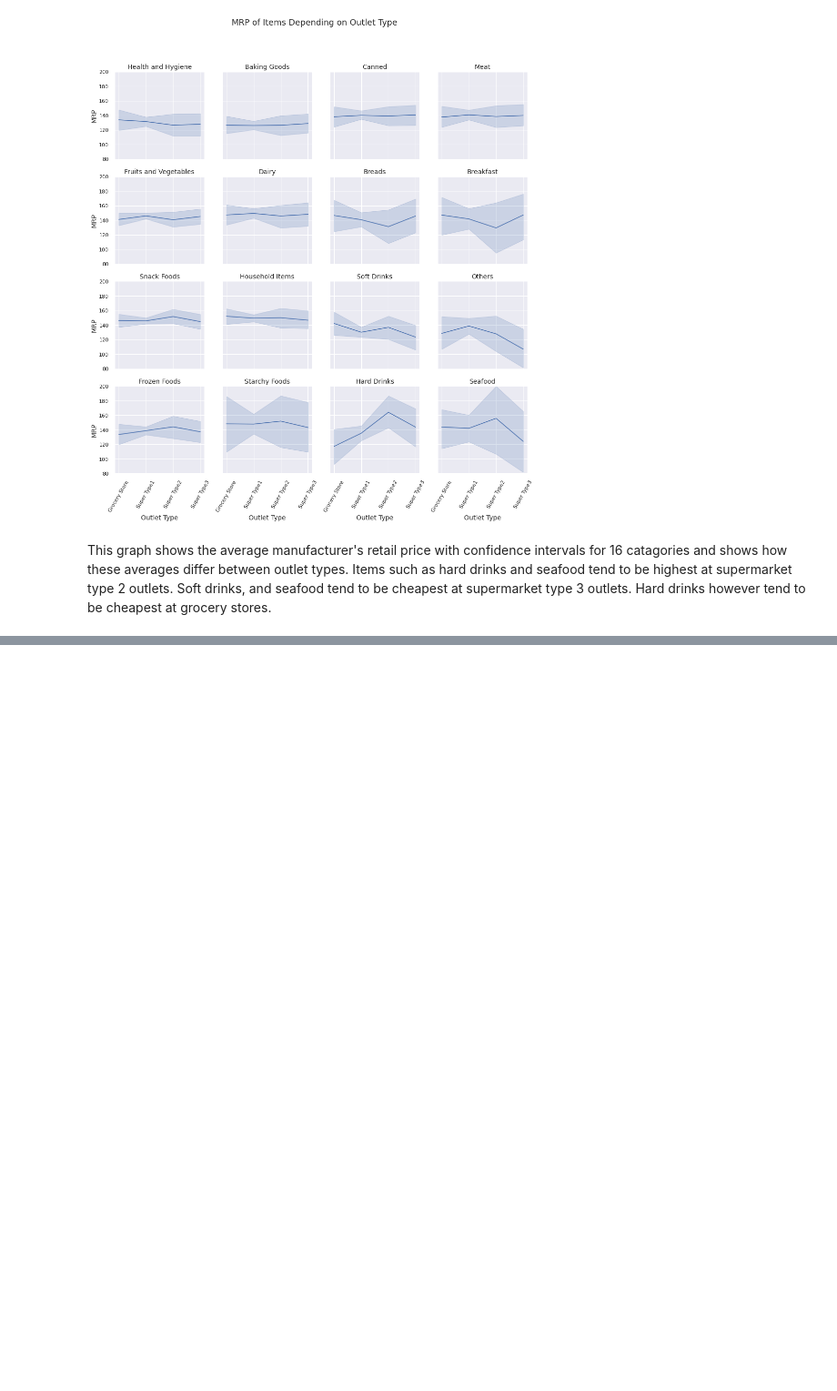
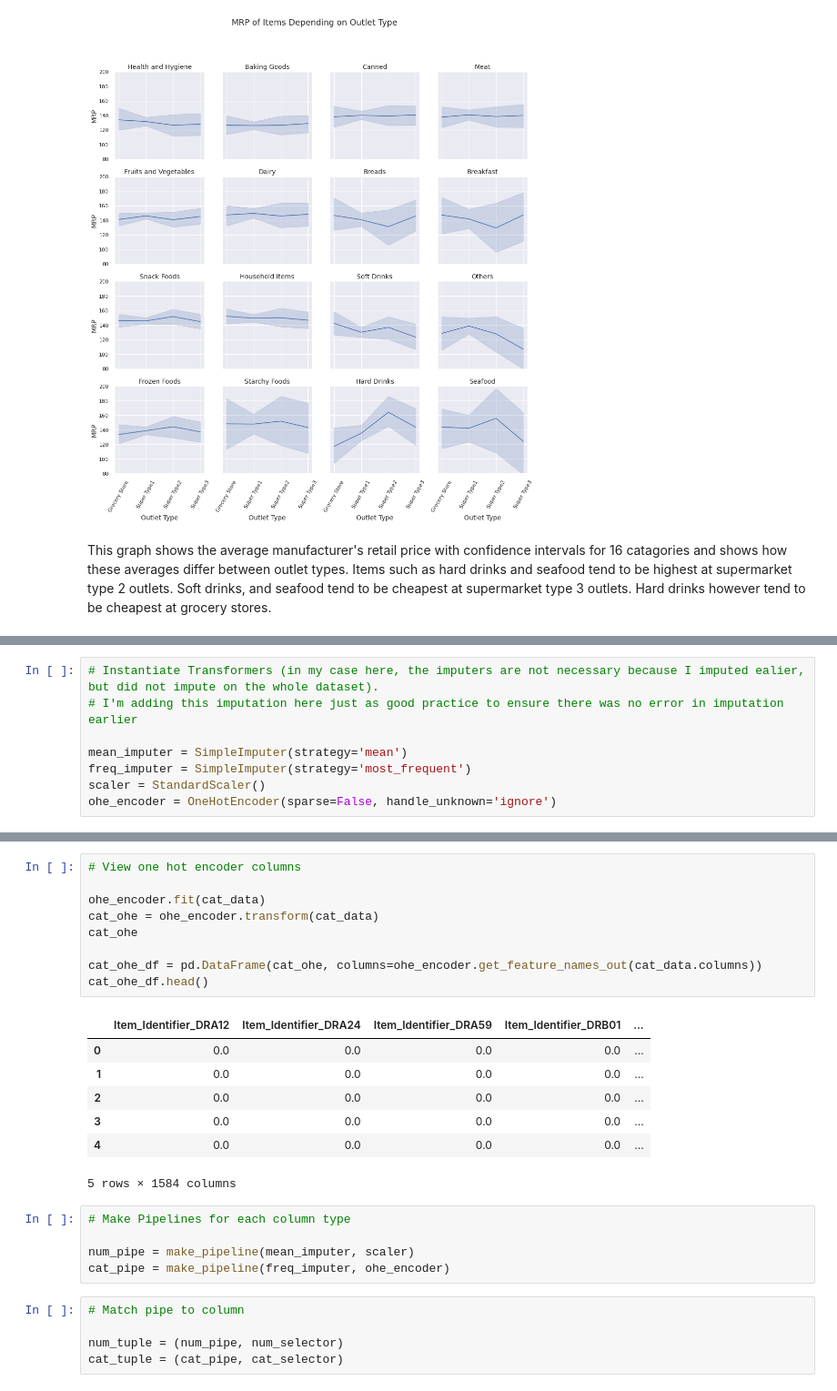
Before and after one commit to khixson1/Food_Sales_Prediction, a Jupyter notebook: Food_Sales_Predictions.ipynb, the cells around one changed output, grey strips where cells are left out. Shown at 91% size. Drawn from its saved outputs; the diff is of its cells as text; blank space fills up the shorter version.

```diff
--- a/Food_Sales_Predictions.ipynb
+++ b/Food_Sales_Predictions.ipynb
@@ -769,0 +799,8 @@ This graph shows the average manufacturer's retail price with confidence interva
+# %%
+# Instantiate Transformers (in my case here, the imputers are not necessary because I imputed ealier, but did not impute on the whole dataset).
+# I'm adding this imputation here just as good practice to ensure there was no error in imputation earlier
+
+mean_imputer = SimpleImputer(strategy='mean')
+freq_imputer = SimpleImputer(strategy='most_frequent')
+scaler = StandardScaler()
+ohe_encoder = OneHotEncoder(sparse=False, handle_unknown='ignore')
@@ -769,0 +828,27 @@ This graph shows the average manufacturer's retail price with confidence interva
+# %%
+# View one hot encoder columns
+
+ohe_encoder.fit(cat_data)
+cat_ohe = ohe_encoder.transform(cat_data)
+cat_ohe
+
+cat_ohe_df = pd.DataFrame(cat_ohe, columns=ohe_encoder.get_feature_names_out(cat_data.columns))
+cat_ohe_df.head()
+# %% [output]
+|  | Item_Identifier_DRA12 | Item_Identifier_DRA24 | Item_Identifier_DRA59 | Item_Identifier_DRB01 | ... |
+| 0 | 0.0 | 0.0 | 0.0 | 0.0 | ... |
+| 1 | 0.0 | 0.0 | 0.0 | 0.0 | ... |
+| 2 | 0.0 | 0.0 | 0.0 | 0.0 | ... |
+| 3 | 0.0 | 0.0 | 0.0 | 0.0 | ... |
+| 4 | 0.0 | 0.0 | 0.0 | 0.0 | ... |
+5 rows × 1584 columns
+# %%
+# Make Pipelines for each column type
+
+num_pipe = make_pipeline(mean_imputer, scaler)
+cat_pipe = make_pipeline(freq_imputer, ohe_encoder)
+# %%
+# Match pipe to column
+
+num_tuple = (num_pipe, num_selector)
+cat_tuple = (cat_pipe, cat_selector)
```
Also changed, not shown: parts of 13 cells of this notebook.
